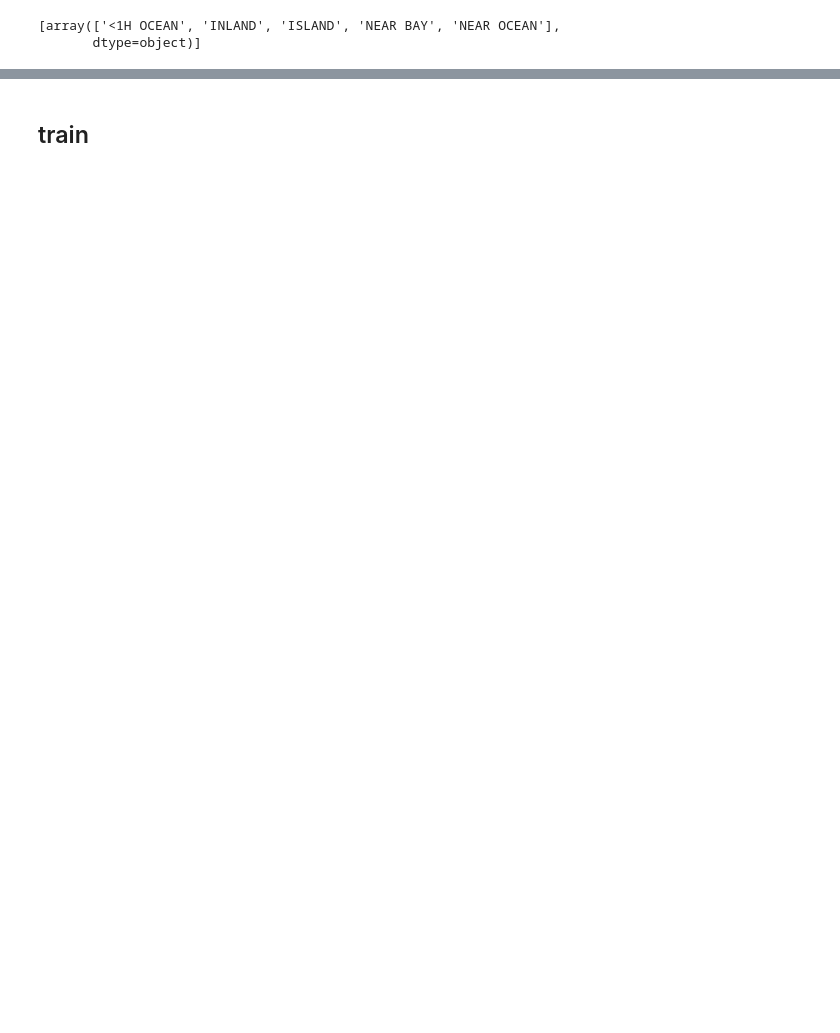
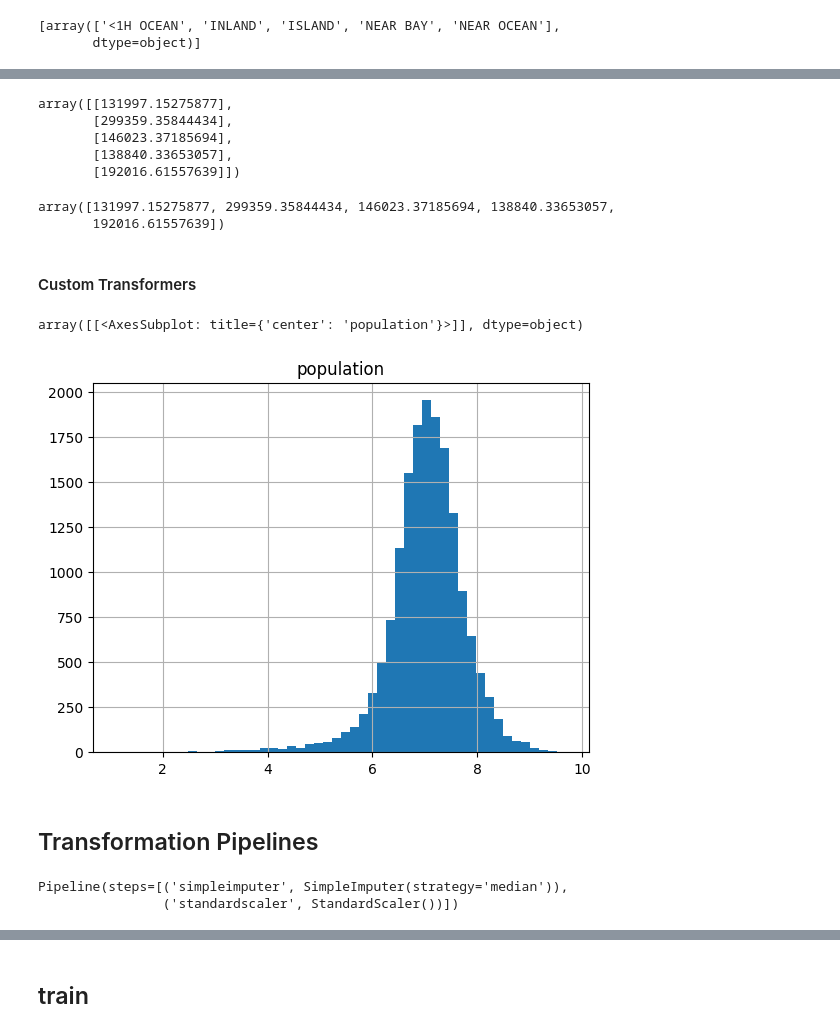
Before and after one commit to MapsaBootCamp/ML-Basic1, a Jupyter notebook: Regression/regression.ipynb, the cells around one changed output, grey strips where cells are left out. Cells and saved outputs as stored; diff of their text form; code cells hidden in the pictures; blank space fills up the shorter version.

Commit message:
modify regression notebook, add preprocessing pipeline

```diff
--- a/Regression/regression.ipynb
+++ b/Regression/regression.ipynb
@@ -304,0 +282,45 @@ X_test_scaled = std_scaler.transform(housing_test_num)
+# %%
+from sklearn.linear_model import LinearRegression
+
+target_scaler = StandardScaler()
+scaled_labels = target_scaler.fit_transform(housing_labels.to_frame())
+model = LinearRegression()
+model.fit(housing[["median_income"]], scaled_labels)
+
+some_new_data = housing[["median_income"]].iloc[:5]
+scaled_predictions = model.predict(some_new_data)
+predictions = target_scaler.inverse_transform(scaled_predictions)
+predictions
+# %% [output]
+array([[131997.15275877],
+       [299359.35844434],
+       [146023.37185694],
+       [138840.33653057],
+       [192016.61557639]])
+# %%
+from sklearn.compose import TransformedTargetRegressor
+
+model = TransformedTargetRegressor(LinearRegression(),
+                                   transformer=StandardScaler())
+model.fit(housing[["median_income"]], housing_labels)
+predictions = model.predict(some_new_data)
+predictions
+# %% [output]
+array([131997.15275877, 299359.35844434, 146023.37185694, 138840.33653057,
+       192016.61557639])
+# %% [markdown]
+#### Custom Transformers
+# %%
+## For transformations that don’t require any training you can just write a function that
+## takes a NumPy array as input and outputs the transformed array.
+
+from sklearn.preprocessing import FunctionTransformer
+
+log_transformer = FunctionTransformer(np.log, inverse_func=np.exp)
+log_pop = log_transformer.transform(housing[["population"]])
+log_pop.hist(bins=50)
+# %% [output]
+array([[<AxesSubplot: title={'center': 'population'}>]], dtype=object)
+[figure, added]
+# %% [markdown]
+## Transformation Pipelines
@@ -304,0 +342,5 @@ X_test_scaled = std_scaler.transform(housing_test_num)
+# %%
+num_pipeline
+# %% [output]
+Pipeline(steps=[('simpleimputer', SimpleImputer(strategy='median')),
+                ('standardscaler', StandardScaler())])
```
Also changed, not shown: parts of 80 cells of this notebook.
